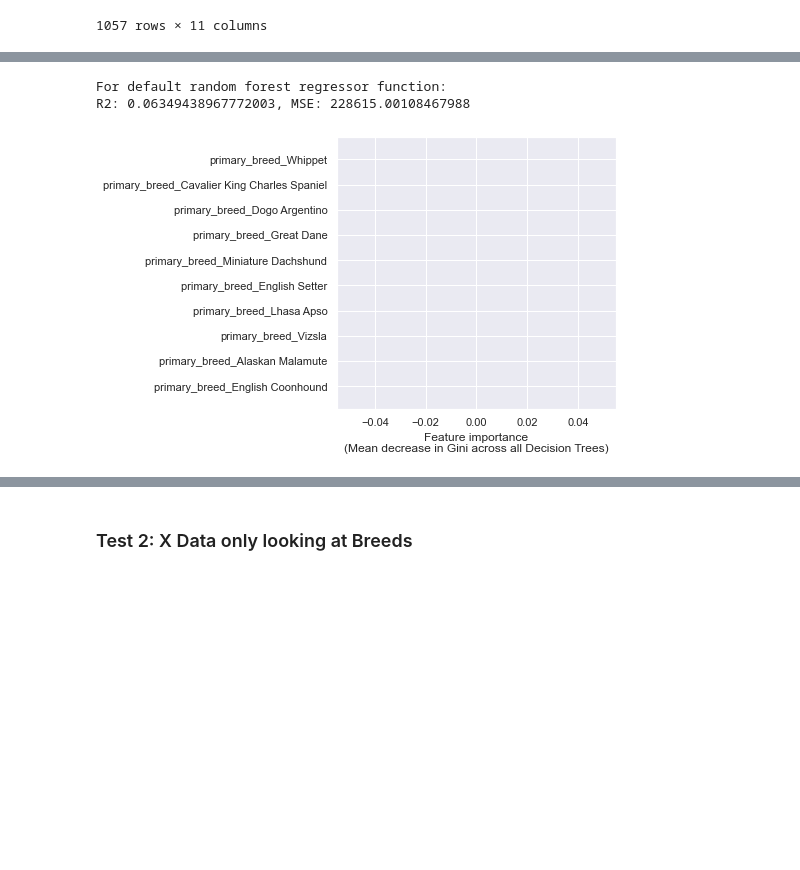
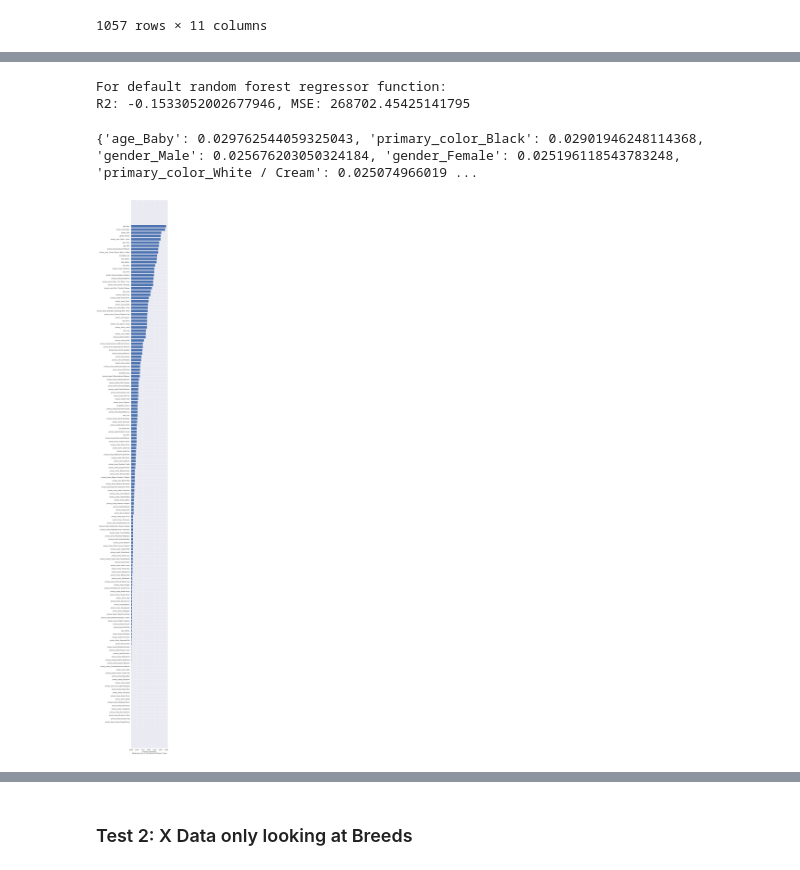
Before and after one commit to smore007/petfinder-analysis, a Jupyter notebook: RandomForestRegressor.ipynb, the cells around one changed output, grey strips where cells are left out. Saved outputs shown, nothing was run; the diff lists cells and outputs as text; code cells hidden in the pictures; blank space fills up the shorter version.

```diff
--- a/RandomForestRegressor.ipynb
+++ b/RandomForestRegressor.ipynb
@@ -53,7 +51,7 @@ def random_forest_regress_default(x_feat_list, y_col, df):
     y = df.loc[:, y_col].values
 
     # split into training and test data
-    X_train, X_test, y_train, y_test = train_test_split(X, y, test_size = 0.3)
+    X_train, X_test, y_train, y_test = train_test_split(X, y, test_size = 0.3, random_state=42)
 
     # initialize random forest regressor
     regressor = RandomForestRegressor()
@@ -76,9 +74,13 @@ def random_forest_regress_default(x_feat_list, y_col, df):
         feat = x_feat_list[index]
         feat_import_dict[feat] = item
 
+    # sort dictionary in descending order
+    sorted_feat_import_dict = sorted(feat_import_dict.items(), key=lambda x:x[1], reverse=True)
+    converted_dict = dict(sorted_feat_import_dict)
+
     residuals = y_test - y_pred
 
-    return feat_importances, feat_import_dict, r2, mse, residuals
+    return feat_importances, converted_dict, r2, mse, residuals
 # %%
 def random_forest_regress(x_feat_list, y_col, df):
     """takes in dataframe and list of x features used to build random forest regressor predicting y column
@@ -157,6 +164,6 @@ def plot_feat_import(feat_list, feat_import, sort=True, limit=None):
 # %%
 # use all x features and run first random forest regression
-x_feat_list = ['id', 'compatible_children', 'compatible_dogs', 'compatible_cats',
+x_feat_list = ['compatible_children', 'compatible_dogs', 'compatible_cats',
                'age_Adult', 'age_Baby', 'age_Senior', 'age_Young', 'gender_Female', 'gender_Male',
                'size_Extra Large', 'size_Large', 'size_Medium', 'size_Small', 'coat_Curly', 'coat_Hairless',
                'coat_Long', 'coat_Medium', 'coat_Short', 'coat_Wire', 'primary_breed_Affenpinscher',
@@ -221,9 +232,13 @@ feature_importances, feat_import_dict, r2, mse, residuals  = random_forest_regre
 print(f'''For default random forest regressor function:\nR2: {r2}, MSE: {mse}''')
 # %% [output]
 For default random forest regressor function:
-R2: 0.06349438967772003, MSE: 228615.00108467988
+R2: -0.1533052002677946, MSE: 268702.45425141795
+# %%
+print(feat_import_dict)
+# %% [output]
+{'age_Baby': 0.029762544059325043, 'primary_color_Black': 0.02901946248114368, 'gender_Male': 0.025676203050324184, 'gender_Female': 0.025196118543783248, 'primary_color_White / Cream': 0.025074966019 ...
 # %%
 sns.set()
-plot_feat_import(x_feat_list, feature_importances, limit=10)
+plot_feat_import(x_feat_list, feature_importances)
 # %% [output]
-[figure, old version]
+[figure, new version]
```
Also changed, not shown: parts of 18 cells of this notebook.
